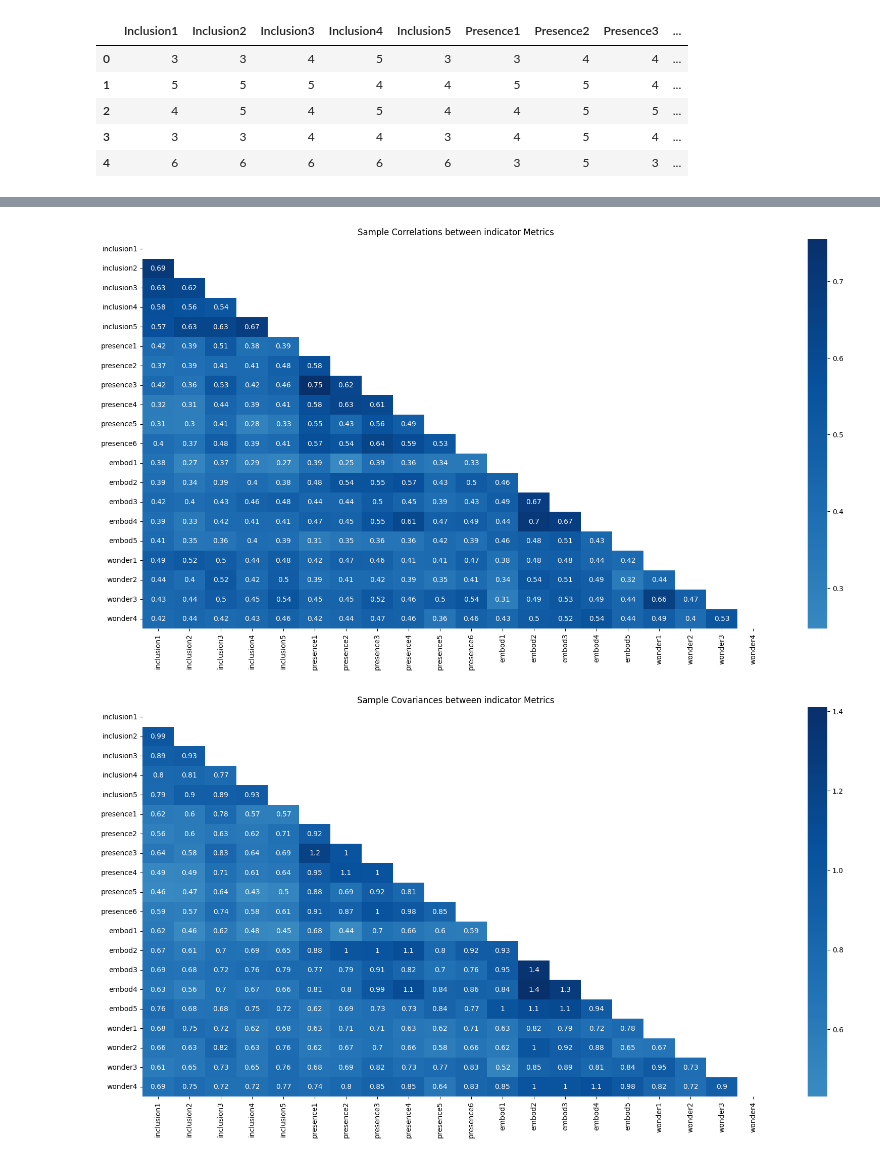
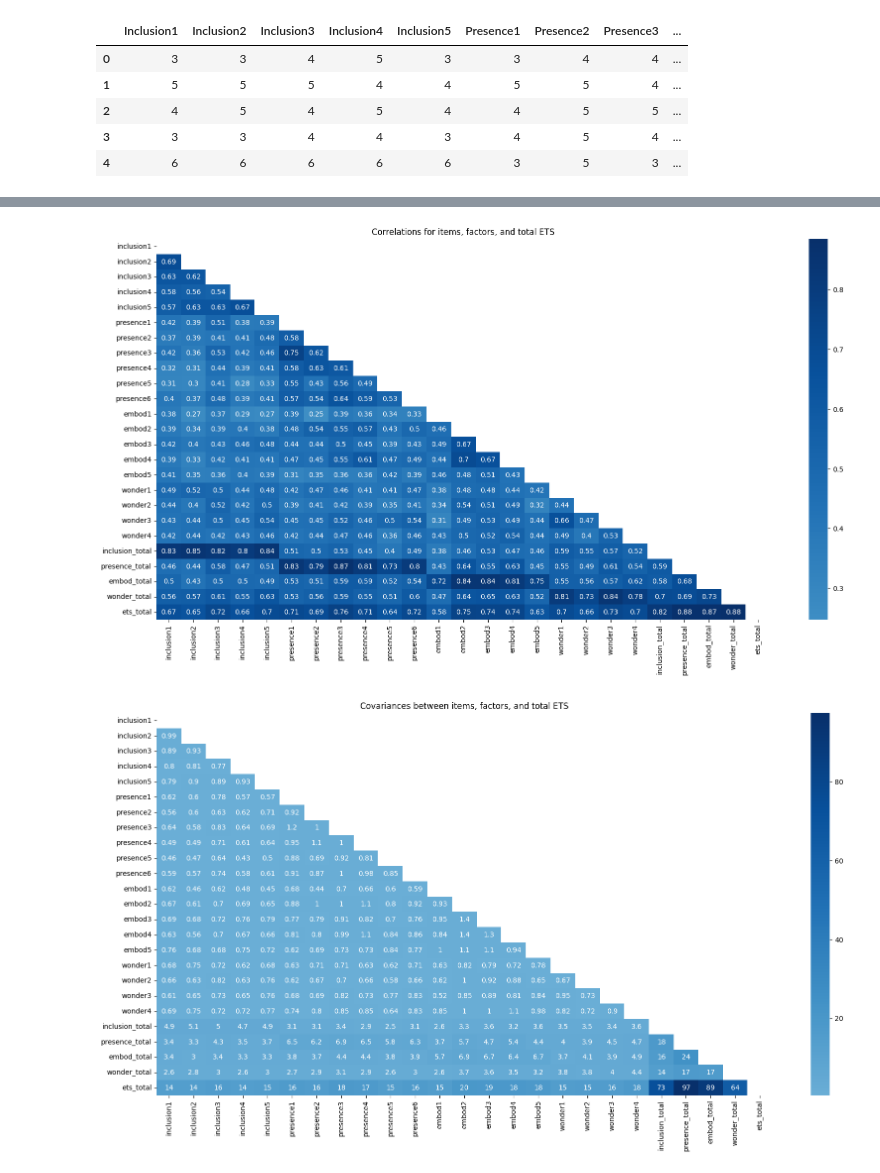
Before and after one commit to ReneeErnst/scaledev, a Jupyter notebook: notebooks/cfa/cfa.ipynb, the cells around one changed output, grey strips where cells are left out. Cells and saved outputs as stored; diff of their text form; code cells hidden in the pictures.

```diff
--- a/notebooks/cfa/cfa.ipynb
+++ b/notebooks/cfa/cfa.ipynb
@@ -45,0 +31,18 @@ df.head()
+# %%
+# Clean up the column names
+df_raw = preprocessor.clean_columns(df_raw)
+
+# Start data cleaning
+df = df_raw.copy()
+
+# scale items - to use later for filtering down the dataframe
+scale_items = [c for c in df.columns if c not in ["frequency", "age", "gender", "ethnicity"]]
+
+# Create the factor and total scores
+df["inclusion_total"] = df[["inclusion1", "inclusion2", "inclusion3", "inclusion4", "inclusion5"]].sum(axis=1)
+df["presence_total"] = df[["presence1", "presence2", "presence3", "presence4", "presence5", "presence6"]].sum(axis=1)
+df["embod_total"] = df[["embod1", "embod2", "embod3", "embod4", "embod5"]].sum(axis=1)
+df["wonder_total"] = df[["wonder1", "wonder2", "wonder3", "wonder4"]].sum(axis=1)
+df["ets_total"] = df[scale_items].sum(axis=1)
+
+df.head()
@@ -46,13 +56,13 @@ df.head()
 # %%
 fig, ax = plt.subplots(figsize=(20, 10))
-drivers = [c for c in df.columns if not c in ["frequency", "age", "gender", "ethnicity"]]
-corr_df = df[drivers].corr()
+numeric_cols = [c for c in df.columns if c not in ["frequency", "age", "gender", "ethnicity"]]
+corr_df = df[numeric_cols].corr()
 mask = np.triu(np.ones_like(corr_df, dtype=bool))
 sns.heatmap(corr_df, annot=True, cmap="Blues", ax=ax, center=0, mask=mask)
-ax.set_title("Sample Correlations between indicator Metrics")
+ax.set_title("Correlations for items, factors, and total ETS")
 fig, ax = plt.subplots(figsize=(20, 10))
-sns.heatmap(df[drivers].cov(), annot=True, cmap="Blues", ax=ax, center=0, mask=mask)
-ax.set_title("Sample Covariances between indicator Metrics");
+sns.heatmap(df[numeric_cols].cov(), annot=True, cmap="Blues", ax=ax, center=0, mask=mask)
+ax.set_title("Covariances between items, factors, and total ETS");
 # %% [output]
-[figure, old version]
+[figure, new version]
-[figure, old version]
+[figure, new version]
```
Also changed, not shown: parts of 11 cells of this notebook, 13 other files.
